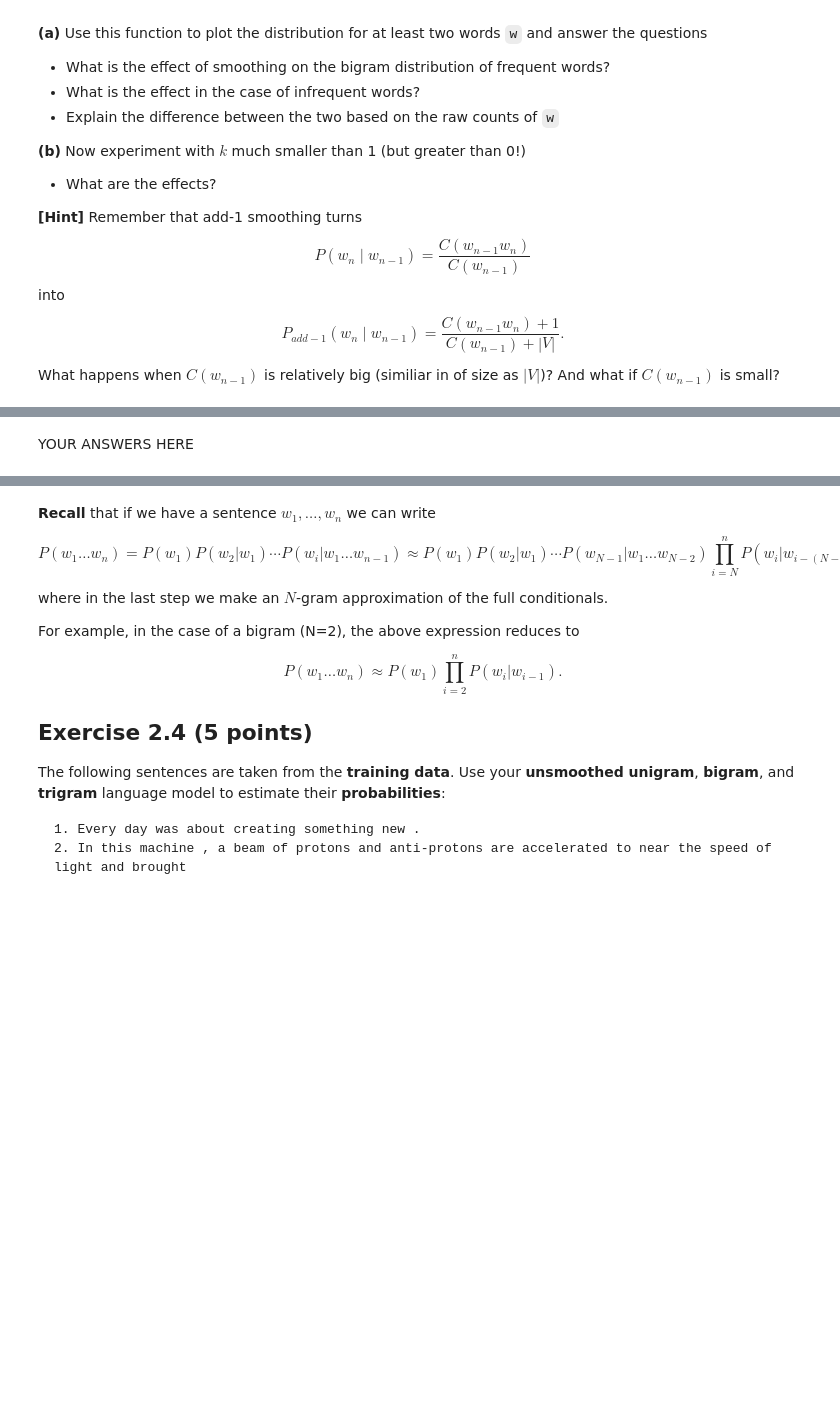
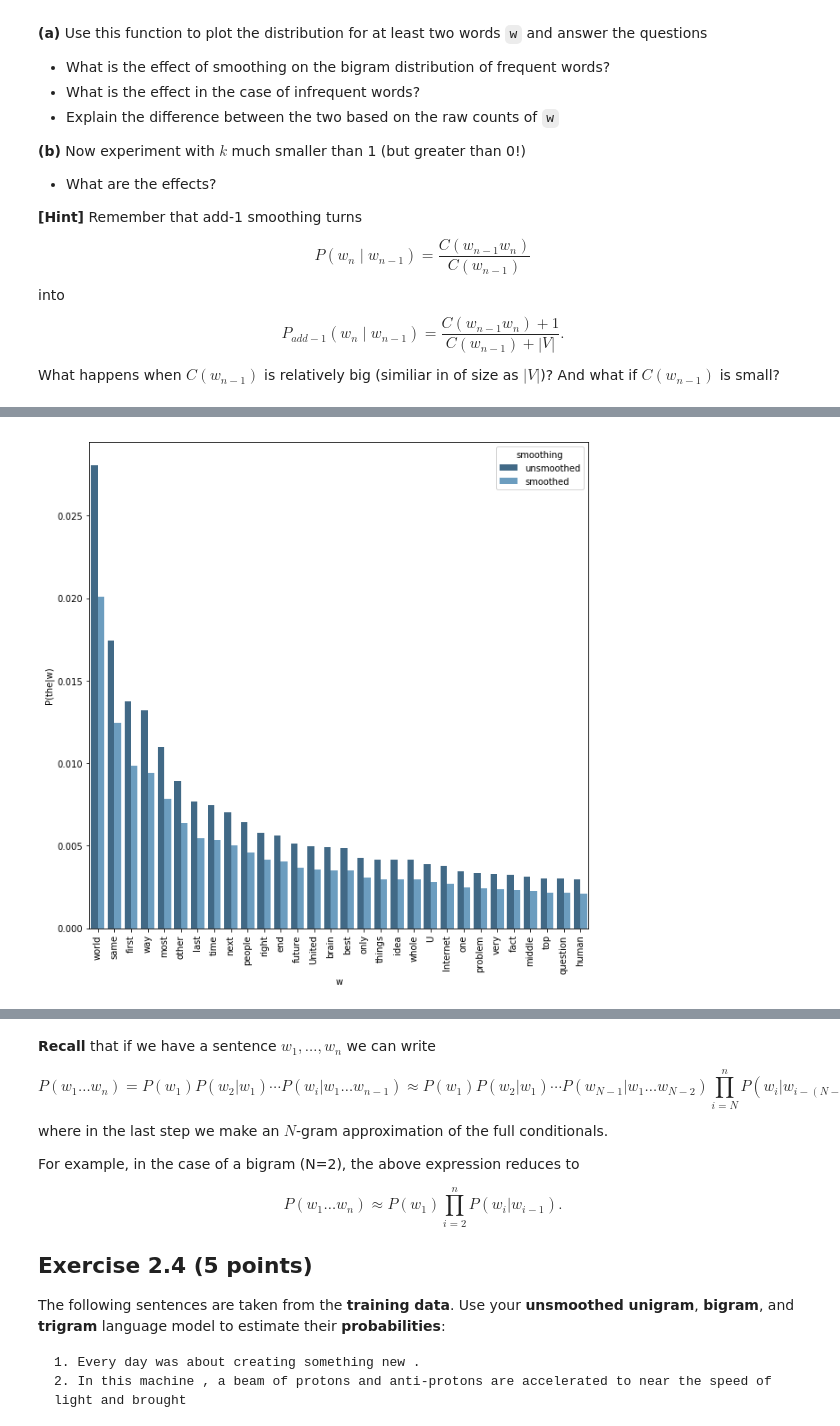
Before and after one commit to AIJoris/NLP1, a Jupyter notebook: lab1/lab1.ipynb, the cells around one changed output, grey strips where cells are left out. Cells and saved outputs as stored; diff of their text form; code cells hidden in the pictures; blank space fills up the shorter version.

```diff
--- a/lab1/lab1.ipynb
+++ b/lab1/lab1.ipynb
@@ -633,2 +650,7 @@ def plot_bigram_dist(word, bigram, smoothbigram, k=30):
-# %% [markdown]
-YOUR ANSWERS HERE
+# %%
+bigram, unigram = train_ngram(data,2,0)
+smoothbigram, _ = train_ngram(data,2,1)
+# %%
+plot_bigram_dist('the', bigram, smoothbigram)
+# %% [output]
+[figure, added]
```
Also changed, not shown: parts of 14 cells of this notebook.
